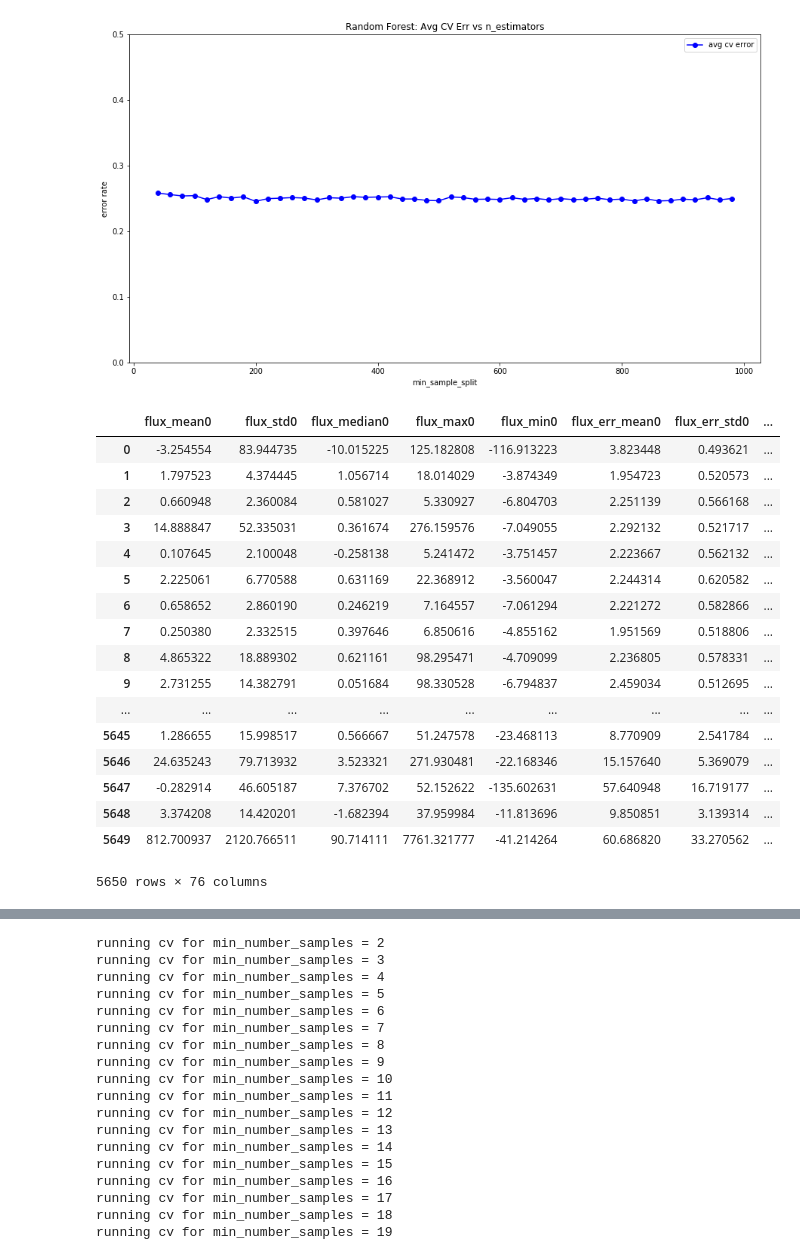
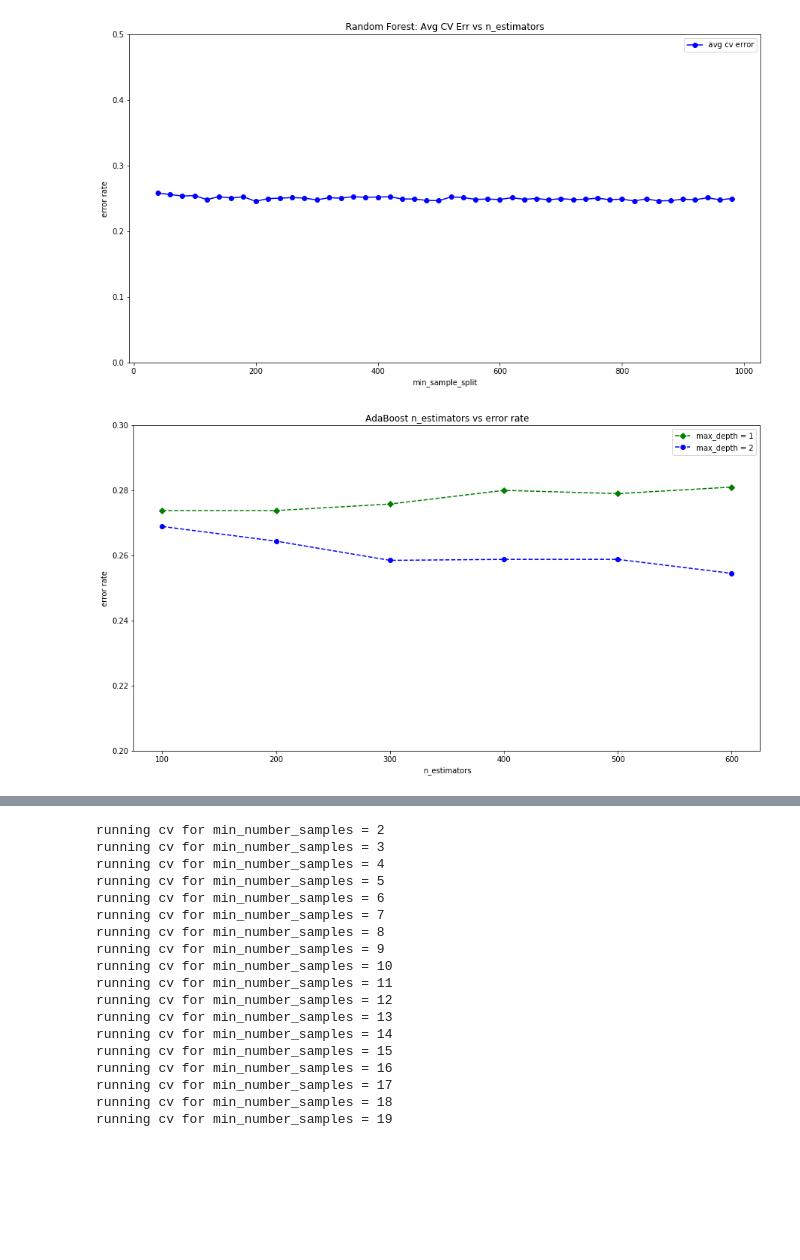
Before and after one commit to aushtin/code, a Jupyter notebook: Untitled2.ipynb, the cells around one changed output, grey strips where cells are left out. Drawn from its saved outputs; the diff is of its cells as text; code cells hidden in the pictures; blank space fills up the shorter version.

```diff
--- a/Untitled2.ipynb
+++ b/Untitled2.ipynb
@@ -792,27 +777,22 @@ plt.ylim(0, .5)
 plt.savefig('./figures/rfcvcurve.png')
 # %% [output]
 [figure]
-# %%
-training_features
-# %% [output]
-|  | flux_mean0 | flux_std0 | flux_median0 | flux_max0 | flux_min0 | flux_err_mean0 | flux_err_std0 | ... |
-| 0 | -3.254554 | 83.944735 | -10.015225 | 125.182808 | -116.913223 | 3.823448 | 0.493621 | ... |
-| 1 | 1.797523 | 4.374445 | 1.056714 | 18.014029 | -3.874349 | 1.954723 | 0.520573 | ... |
-| 2 | 0.660948 | 2.360084 | 0.581027 | 5.330927 | -6.804703 | 2.251139 | 0.566168 | ... |
-| 3 | 14.888847 | 52.335031 | 0.361674 | 276.159576 | -7.049055 | 2.292132 | 0.521717 | ... |
-| 4 | 0.107645 | 2.100048 | -0.258138 | 5.241472 | -3.751457 | 2.223667 | 0.562132 | ... |
-| 5 | 2.225061 | 6.770588 | 0.631169 | 22.368912 | -3.560047 | 2.244314 | 0.620582 | ... |
-| 6 | 0.658652 | 2.860190 | 0.246219 | 7.164557 | -7.061294 | 2.221272 | 0.582866 | ... |
-| 7 | 0.250380 | 2.332515 | 0.397646 | 6.850616 | -4.855162 | 1.951569 | 0.518806 | ... |
-| 8 | 4.865322 | 18.889302 | 0.621161 | 98.295471 | -4.709099 | 2.236805 | 0.578331 | ... |
-| 9 | 2.731255 | 14.382791 | 0.051684 | 98.330528 | -6.794837 | 2.459034 | 0.512695 | ... |
-| ... | ... | ... | ... | ... | ... | ... | ... | ... |
-| 5645 | 1.286655 | 15.998517 | 0.566667 | 51.247578 | -23.468113 | 8.770909 | 2.541784 | ... |
-| 5646 | 24.635243 | 79.713932 | 3.523321 | 271.930481 | -22.168346 | 15.157640 | 5.369079 | ... |
-| 5647 | -0.282914 | 46.605187 | 7.376702 | 52.152622 | -135.602631 | 57.640948 | 16.719177 | ... |
-| 5648 | 3.374208 | 14.420201 | -1.682394 | 37.959984 | -11.813696 | 9.850851 | 3.139314 | ... |
-| 5649 | 812.700937 | 2120.766511 | 90.714111 | 7761.321777 | -41.214264 | 60.686820 | 33.270562 | ... |
-5650 rows × 76 columns
+# %%
+ab_curve1 = [1-.7262, 1-.7262, 1-.7242, 1-.7200, 1-.721, 1-.719]
+ab_curve2 = [1-.7311, 1-.7356, 1-.7415, 1-.7412, 1-.7412, 1-.7455]
+fig, ax = plt.subplots()
+plt.sca(ax)
+plt.plot(range(100, 700, 100), ab_curve1, '--gD',
+         range(100, 700, 100), ab_curve2, '--bo')
+
+plt.legend(['max_depth = 1','max_depth = 2'])
+plt.xlabel('n_estimators')
+plt.ylabel('error rate')
+plt.title('AdaBoost n_estimators vs error rate')
+plt.ylim(.2, .3)
+plt.savefig('./figures/ab_cv_curve.png')
+# %% [output]
+[figure, added]
 # %%
 gc.enable()
 generate_kaggle_submission(model = best_rf)
```
Also changed, not shown: parts of 6 cells of this notebook, 6 other files.
